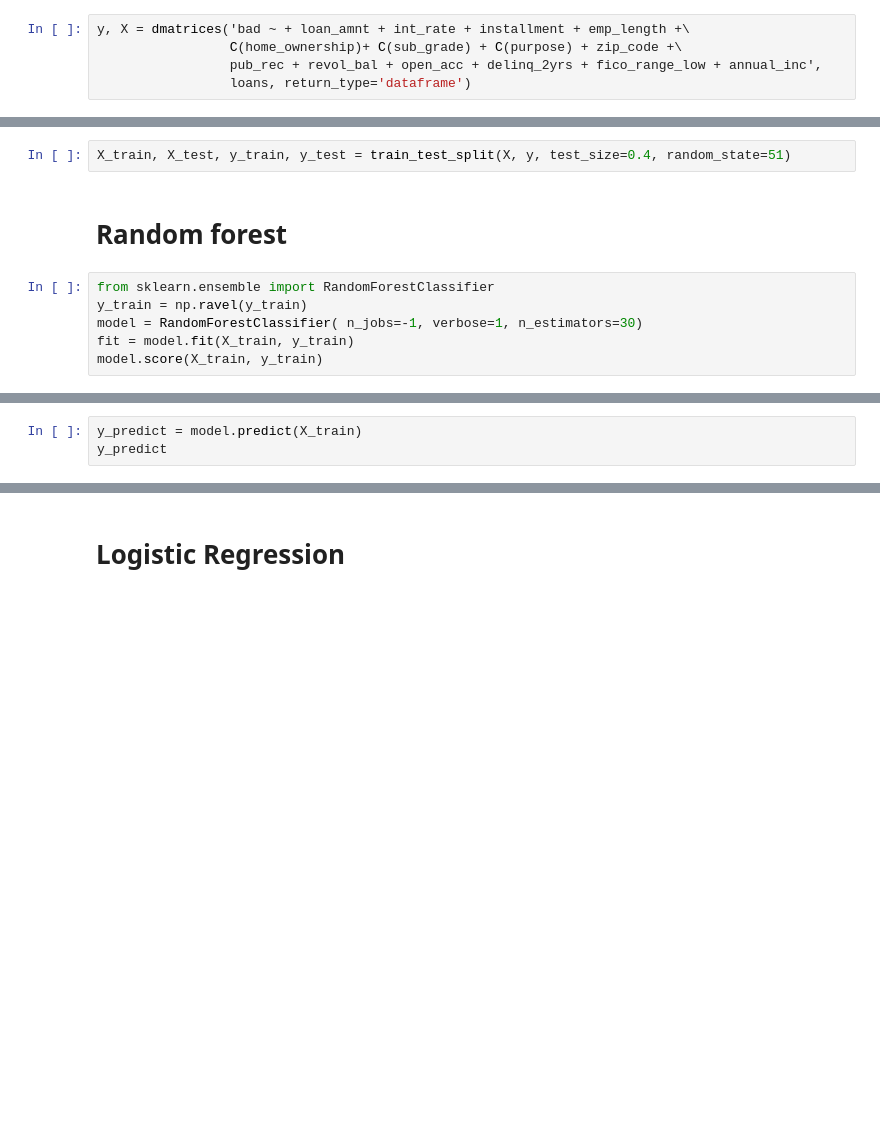
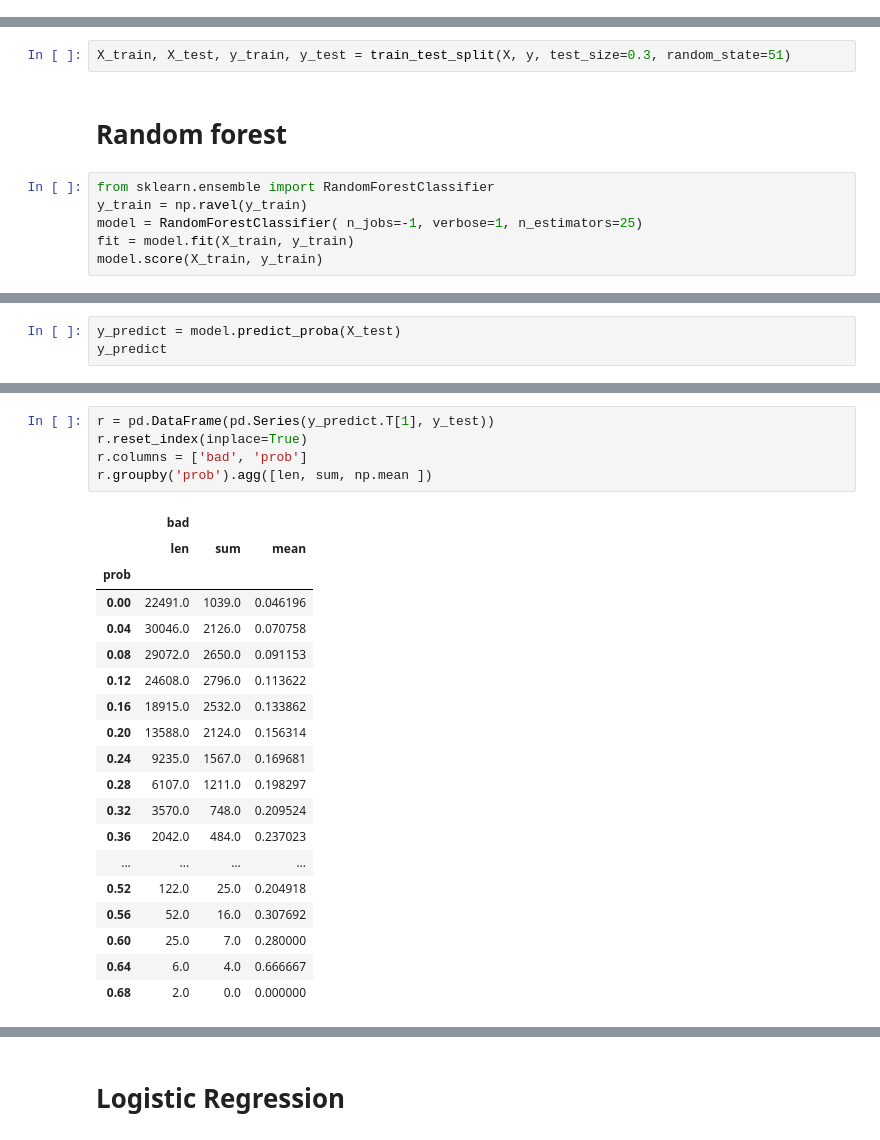
Before and after one commit to Ravirajadrangi/Lending-Club, a Jupyter notebook: Basic classifier testing.ipynb, the cells around one changed output, grey strips where cells are left out. Cells and saved outputs as stored; diff of their text form; blank space fills up the shorter version.

```diff
--- a/Basic classifier testing.ipynb
+++ b/Basic classifier testing.ipynb
@@ -24,8 +44,3 @@ loans=loans[feature_cols]
-# %%
-y, X = dmatrices('bad ~ + loan_amnt + int_rate + installment + emp_length +\
-                 C(home_ownership)+ C(sub_grade) + C(purpose) + zip_code +\
-                 pub_rec + revol_bal + open_acc + delinq_2yrs + fico_range_low + annual_inc',
-                 loans, return_type='dataframe')
 # %%
 X.columns
 # %% [output]
@@ -48,12 +63,12 @@ Index(['Intercept', 'C(home_ownership)[T.MORTGAGE]',
       dtype='object')
 # %%
-X_train, X_test, y_train, y_test = train_test_split(X, y, test_size=0.4, random_state=51)
+X_train, X_test, y_train, y_test = train_test_split(X, y, test_size=0.3, random_state=51)
 # %% [markdown]
 # Random forest
 # %%
 from sklearn.ensemble import RandomForestClassifier
 y_train = np.ravel(y_train)
-model = RandomForestClassifier( n_jobs=-1, verbose=1, n_estimators=30)
+model = RandomForestClassifier( n_jobs=-1, verbose=1, n_estimators=25)
 fit = model.fit(X_train, y_train)
 model.score(X_train, y_train)
 # %% [output]
@@ -68,4 +83,4 @@ model.score(X_test, y_test)
 # %%
-y_predict = model.predict(X_train)
+y_predict = model.predict_proba(X_test)
 y_predict
 # %% [output]
@@ -73,0 +95,25 @@ array([ 0.,  1.,  0., ...,  0.,  0.,  0.])
+# %%
+r = pd.DataFrame(pd.Series(y_predict.T[1], y_test))
+r.reset_index(inplace=True)
+r.columns = ['bad', 'prob']
+r.groupby('prob').agg([len, sum, np.mean ])
+# %% [output]
+|  | bad |  |  |
+|  | len | sum | mean |
+| prob |  |  |  |
+| 0.00 | 22491.0 | 1039.0 | 0.046196 |
+| 0.04 | 30046.0 | 2126.0 | 0.070758 |
+| 0.08 | 29072.0 | 2650.0 | 0.091153 |
+| 0.12 | 24608.0 | 2796.0 | 0.113622 |
+| 0.16 | 18915.0 | 2532.0 | 0.133862 |
+| 0.20 | 13588.0 | 2124.0 | 0.156314 |
+| 0.24 | 9235.0 | 1567.0 | 0.169681 |
+| 0.28 | 6107.0 | 1211.0 | 0.198297 |
+| 0.32 | 3570.0 | 748.0 | 0.209524 |
+| 0.36 | 2042.0 | 484.0 | 0.237023 |
+| ... | ... | ... | ... |
+| 0.52 | 122.0 | 25.0 | 0.204918 |
+| 0.56 | 52.0 | 16.0 | 0.307692 |
+| 0.60 | 25.0 | 7.0 | 0.280000 |
+| 0.64 | 6.0 | 4.0 | 0.666667 |
+| 0.68 | 2.0 | 0.0 | 0.000000 |
```
Also changed, not shown: parts of 14 cells of this notebook, 2 other files.
